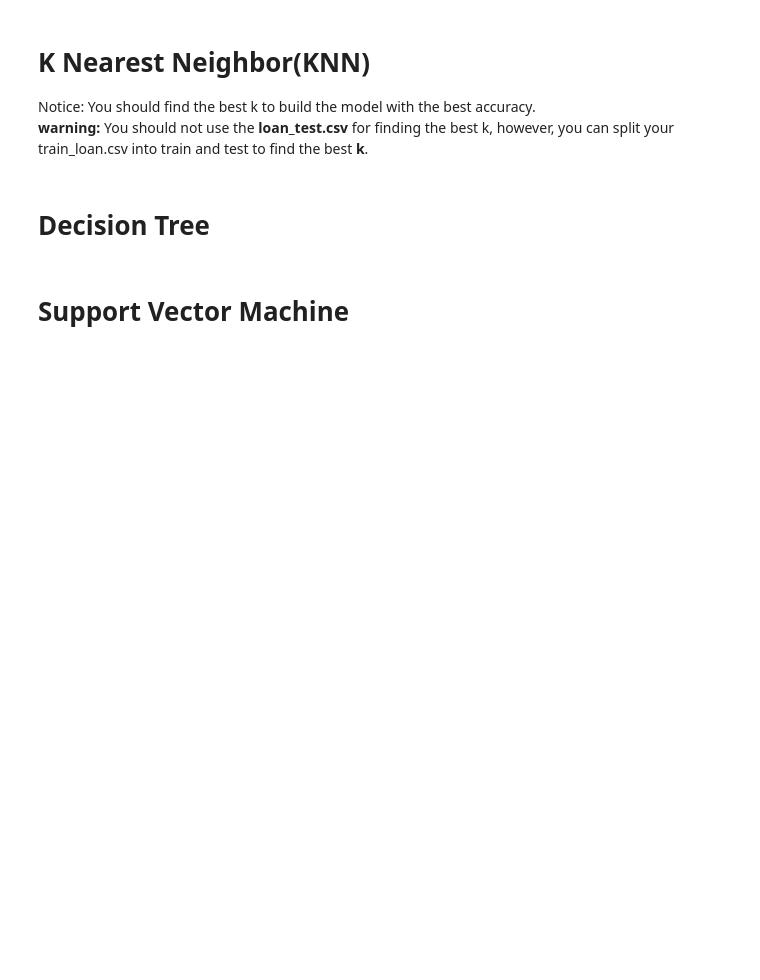
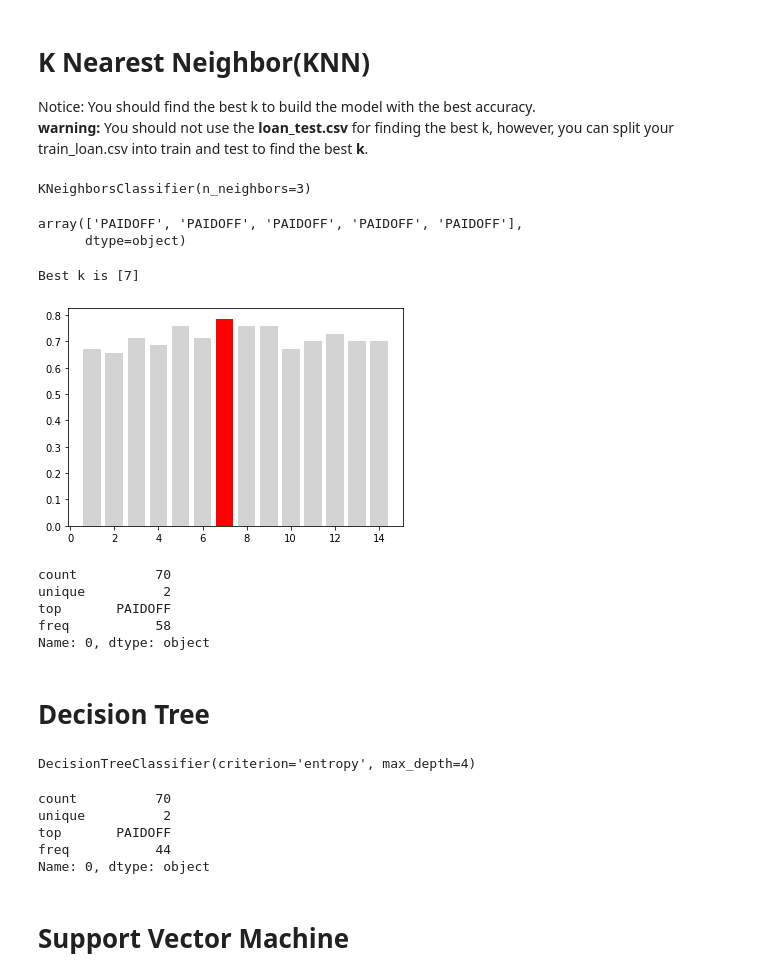
Before and after one commit to backmind/CCapstone-project, a Jupyter notebook: Machine learning with Python.ipynb, the cells around one changed output. Cells and saved outputs as stored; diff of their text form; code cells hidden in the pictures; blank space fills up the shorter version.

```diff
--- a/Machine learning with Python.ipynb
+++ b/Machine learning with Python.ipynb
@@ -280,3 +281,9 @@ __ Notice:__
 - You can go above and change the pre-processing, feature selection, feature-extraction, and so on, to make a better model.
 - You should use either scikit-learn, Scipy or Numpy libraries for developing the classification algorithms.
 - You should include the code of the algorithm in the following cells.
+# %%
+# We split the X into train and test for all the classification methods
+from sklearn.model_selection import train_test_split
+X_train, X_test, y_train, y_test = train_test_split(X, y, test_size=0.2, random_state=4)
+print ('Train set:', X_train.shape,  y_train.shape)
+print ('Test set:', X_test.shape,  y_test.shape)
@@ -284,7 +294,78 @@ __ Notice:__
 # K Nearest Neighbor(KNN)
 Notice: You should find the best k to build the model with the best accuracy.
 **warning:** You should not use the __loan_test.csv__ for finding the best k, however, you can split your train_loan.csv into train and test to find the best __k__.
+# %%
+from sklearn.neighbors import KNeighborsClassifier
+k = 3
+#Train Model and Predict
+kNN_model = KNeighborsClassifier(n_neighbors=k).fit(X_train,y_train)
+print(kNN_model)
+
+yhat = kNN_model.predict(X_test)
+yhat[0:5]
+# %% [output]
+KNeighborsClassifier(n_neighbors=3)
+array(['PAIDOFF', 'PAIDOFF', 'PAIDOFF', 'PAIDOFF', 'PAIDOFF'],
+      dtype=object)
+# %%
+# Lets find best k
+Ks=15
+mean_acc=np.zeros((Ks-1))
+std_acc=np.zeros((Ks-1))
+ConfustionMx=[];
+for n in range(1,Ks):
+
+    #Train Model and Predict
+    kNN_model = KNeighborsClassifier(n_neighbors=n).fit(X_train,y_train)
+    yhat = kNN_model.predict(X_test)
+
+
+    mean_acc[n-1]=np.mean(yhat==y_test);
+
+    std_acc[n-1]=np.std(yhat==y_test)/np.sqrt(yhat.shape[0])
+
+fig, ax = plt.subplots()
+ax.bar(list(range(1,Ks)), mean_acc,color="lightgray")
+ax.bar(np.where(mean_acc == mean_acc.max())[0]+1, mean_acc.max(),color="red")
+
+
+print("Best k is {0}".format(np.where(mean_acc == mean_acc.max())[0]+1))
+# %% [output]
+Best k is [7]
+[figure, added]
+# %%
+
+# Building the model again, using k=7
+from sklearn.neighbors import KNeighborsClassifier
+k = 7
+#Train Model and Predict
+kNN_model = KNeighborsClassifier(n_neighbors=k).fit(X_train,y_train)
+yhat=kNN_model.predict(X_test)
+pd.DataFrame(yhat, columns=["0"])["0"].describe()
+# %% [output]
+count          70
+unique          2
+top       PAIDOFF
+freq           58
+Name: 0, dtype: object
 # %% [markdown]
 # Decision Tree
+# %%
+from sklearn.tree import DecisionTreeClassifier
+DT_model = DecisionTreeClassifier(criterion="entropy", max_depth = 4)
+DT_model.fit(X_train,y_train)
+DT_model
+# %% [output]
+DecisionTreeClassifier(criterion='entropy', max_depth=4)
+# %%
+yhat = DT_model.predict(X_test)
+yhat[0:5]
+pd.DataFrame(yhat, columns=["0"])["0"].describe()
+# %% [output]
+count          70
+unique          2
+top       PAIDOFF
+freq           44
+Name: 0, dtype: object
 # %% [markdown]
 # Support Vector Machine
```
Also changed, not shown: parts of 15 cells of this notebook.
